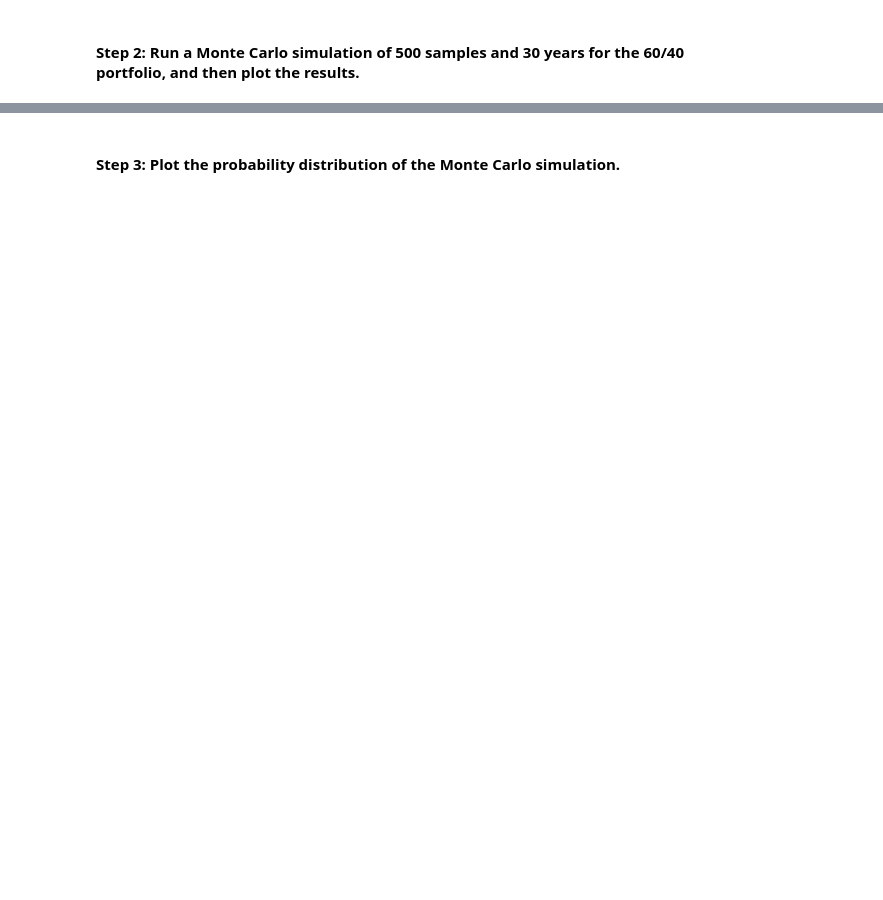
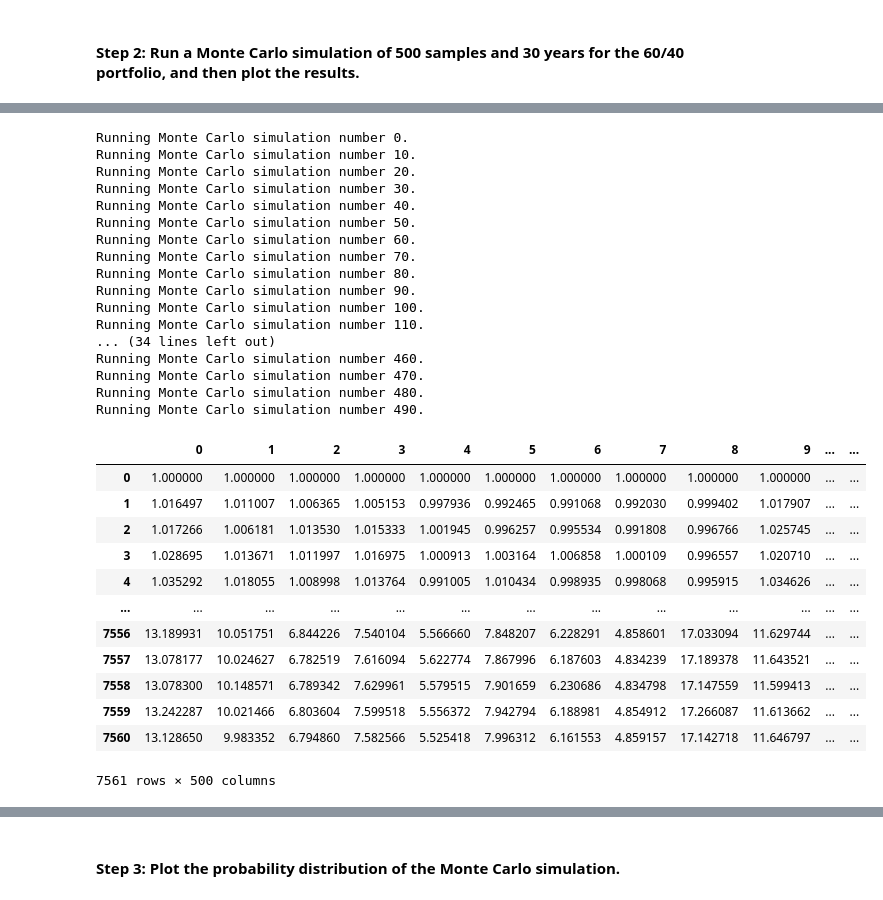
Before and after one commit to coronado212/financial_planner_api_5, a Jupyter notebook: financial_planning_tools.ipynb, the cells around one changed output, grey strips where cells are left out. Drawn from its saved outputs; the diff is of its cells as text; code cells hidden in the pictures; blank space fills up the shorter version.

```diff
--- a/financial_planning_tools.ipynb
+++ b/financial_planning_tools.ipynb
@@ -445,6 +477,37 @@ In this section, you’ll use the MCForecastTools library to create a Monte Carl
 # %%
 # Run the Monte Carlo simulation to forecast 30 years cumulative returns
-# YOUR CODE HERE
+mc_portfolio.calc_cumulative_return()
+# %% [output]
+Running Monte Carlo simulation number 0.
+Running Monte Carlo simulation number 10.
+Running Monte Carlo simulation number 20.
+Running Monte Carlo simulation number 30.
+Running Monte Carlo simulation number 40.
+Running Monte Carlo simulation number 50.
+Running Monte Carlo simulation number 60.
+Running Monte Carlo simulation number 70.
+Running Monte Carlo simulation number 80.
+Running Monte Carlo simulation number 90.
+Running Monte Carlo simulation number 100.
+Running Monte Carlo simulation number 110.
+... (34 lines left out)
+Running Monte Carlo simulation number 460.
+Running Monte Carlo simulation number 470.
+Running Monte Carlo simulation number 480.
+Running Monte Carlo simulation number 490.
+|  | 0 | 1 | 2 | 3 | 4 | 5 | 6 | 7 | 8 | 9 | ... | ... |
+| 0 | 1.000000 | 1.000000 | 1.000000 | 1.000000 | 1.000000 | 1.000000 | 1.000000 | 1.000000 | 1.000000 | 1.000000 | ... | ... |
+| 1 | 1.016497 | 1.011007 | 1.006365 | 1.005153 | 0.997936 | 0.992465 | 0.991068 | 0.992030 | 0.999402 | 1.017907 | ... | ... |
+| 2 | 1.017266 | 1.006181 | 1.013530 | 1.015333 | 1.001945 | 0.996257 | 0.995534 | 0.991808 | 0.996766 | 1.025745 | ... | ... |
+| 3 | 1.028695 | 1.013671 | 1.011997 | 1.016975 | 1.000913 | 1.003164 | 1.006858 | 1.000109 | 0.996557 | 1.020710 | ... | ... |
+| 4 | 1.035292 | 1.018055 | 1.008998 | 1.013764 | 0.991005 | 1.010434 | 0.998935 | 0.998068 | 0.995915 | 1.034626 | ... | ... |
+| ... | ... | ... | ... | ... | ... | ... | ... | ... | ... | ... | ... | ... |
+| 7556 | 13.189931 | 10.051751 | 6.844226 | 7.540104 | 5.566660 | 7.848207 | 6.228291 | 4.858601 | 17.033094 | 11.629744 | ... | ... |
+| 7557 | 13.078177 | 10.024627 | 6.782519 | 7.616094 | 5.622774 | 7.867996 | 6.187603 | 4.834239 | 17.189378 | 11.643521 | ... | ... |
+| 7558 | 13.078300 | 10.148571 | 6.789342 | 7.629961 | 5.579515 | 7.901659 | 6.230686 | 4.834798 | 17.147559 | 11.599413 | ... | ... |
+| 7559 | 13.242287 | 10.021466 | 6.803604 | 7.599518 | 5.556372 | 7.942794 | 6.188981 | 4.854912 | 17.266087 | 11.613662 | ... | ... |
+| 7560 | 13.128650 | 9.983352 | 6.794860 | 7.582566 | 5.525418 | 7.996312 | 6.161553 | 4.859157 | 17.142718 | 11.646797 | ... | ... |
+7561 rows × 500 columns
 # %%
 # Visualize the 30-year Monte Carlo simulation by creating an
 # overlay line plot
```
Also changed, not shown: parts of 19 cells of this notebook.
